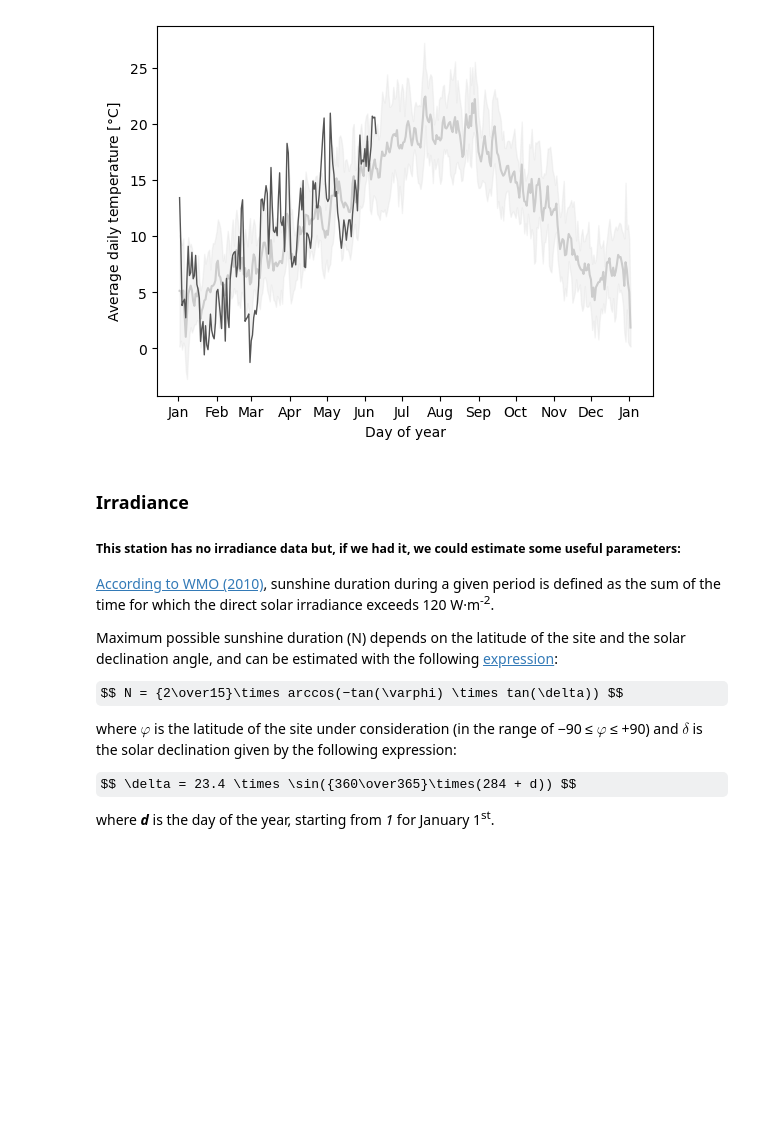
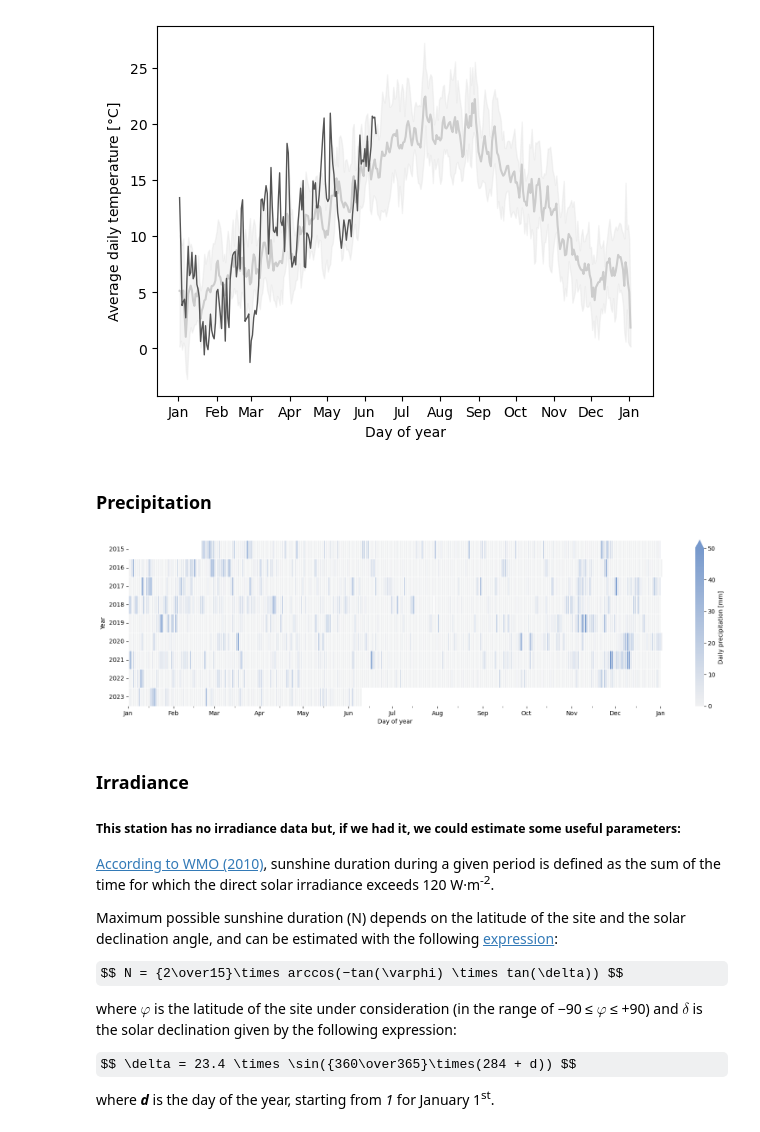
Before and after one commit to markeletona/euskalmet, a Jupyter notebook: scripts/data_representation.ipynb, the cells around one changed output. Saved outputs shown, nothing was run; the diff lists cells and outputs as text; code cells hidden in the pictures; some formulas as TeX source; blank space fills up the shorter version.

Commit message:
Update data representation

```diff
--- a/scripts/data_representation.ipynb
+++ b/scripts/data_representation.ipynb
@@ -151,6 +151,28 @@ ax_temp_av.xaxis.set_major_formatter(mdates.DateFormatter('%b'))
 plt.show(ax_temp_av)
 # %% [output]
 [figure]
+# %% [markdown]
+### Precipitation
+# %%
+# Create precipitation heatmap with day-of-year vs year axes.
+#
+# Subset the precipitation data along to create a matrix of data
+daily_prec = daily[["YYYY", "day_of_year_dt", "precipitation_sum"]].pivot(columns = "day_of_year_dt", index = "YYYY", values = "precipitation_sum")
+
+# Before starting to plot, set the figure size to adequate values so that our data is properly visualised:
+plt.figure(figsize = (20,5))
+hm_prec_d = sns.heatmap(daily_prec, linewidths = .5, vmin = 0, vmax = 50,
+                        cmap = sns.color_palette("light:#79c", as_cmap=True),
+                        cbar_kws={"extend": "max", 'label': 'Daily precipitation [mm]'})
+hm_prec_d.set(xlabel = "Day of year", ylabel = "Year")
+hm_prec_d.set_yticklabels(hm_prec_d.get_yticklabels(), rotation = 0)
+hm_prec_d.set_xticklabels(hm_prec_d.get_xticklabels(), rotation = 0)
+hm_prec_d.xaxis.set_major_locator(mdates.MonthLocator())
+hm_prec_d.xaxis.set_minor_locator(mdates.MonthLocator(bymonthday = 15))
+hm_prec_d.xaxis.set_major_formatter(mdates.DateFormatter('%b'))
+plt.show(hm_prec_d)
+# %% [output]
+[figure, added]
 # %% [markdown]
 ### Irradiance
 
```
Also changed, not shown: parts of 1 cell of this notebook.
